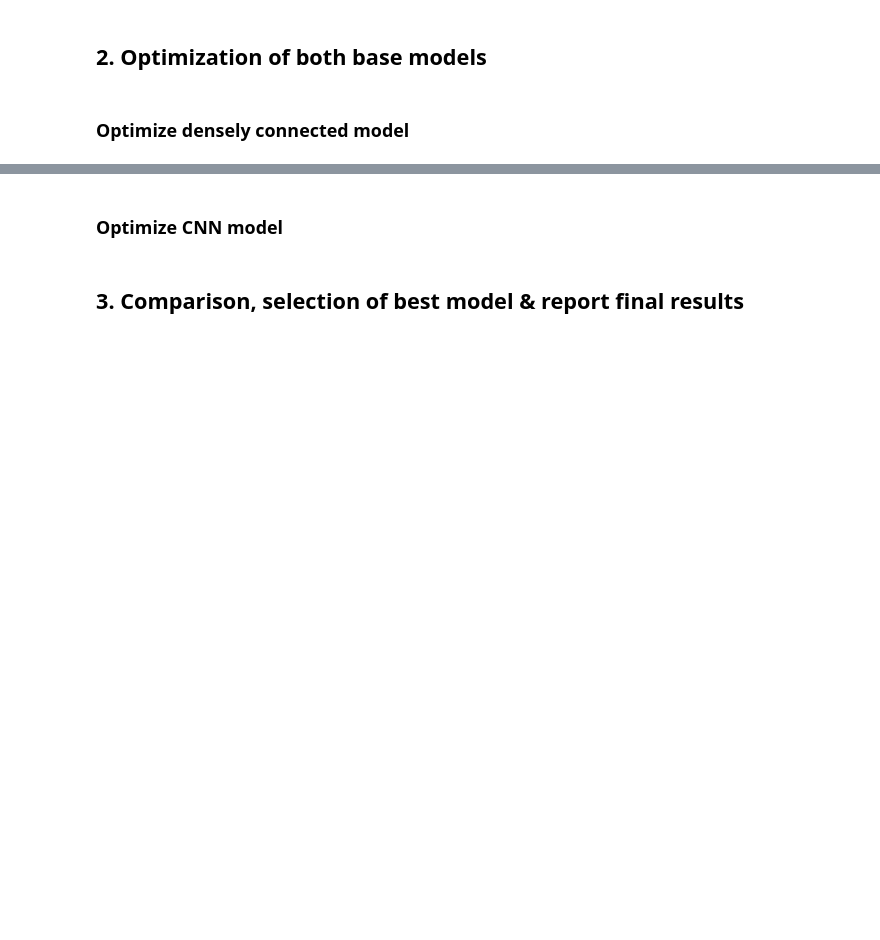
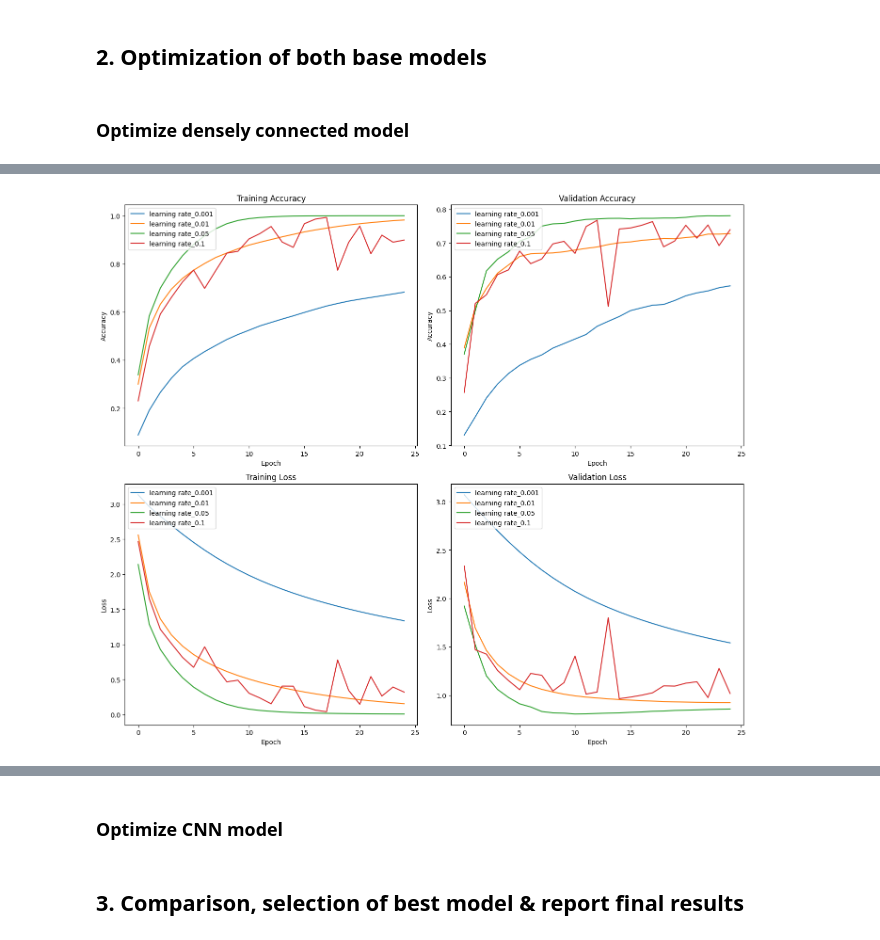
Before and after one commit to billzhao1030/Using_ML_Tools, a Jupyter notebook: Assignment/Assignment 3/Assignment3_UMLT_2024_instructions.ipynb, the cells around one changed output, grey strips where cells are left out. Cells and saved outputs as stored; diff of their text form; code cells hidden in the pictures; blank space fills up the shorter version.

```diff
--- a/Assignment/Assignment 3/Assignment3_UMLT_2024_instructions.ipynb
+++ b/Assignment/Assignment 3/Assignment3_UMLT_2024_instructions.ipynb
@@ -528,0 +548,27 @@ Observation for base model:
+# %%
+from tensorflow.keras.optimizers import SGD
+
+# Define different initial learning rates to test
+learning_rates = [0.001, 0.01, 0.05, 0.1]
+
+# Store histories for comparison
+histories_lr = {}
+
+# Loop through each learning rate using SGD as the optimizer
+for lr in learning_rates:
+    optimizer = SGD(learning_rate=lr)
+    dense_lr = Sequential([
+        Flatten(input_shape=(32, 32, 1), name='flatten_1'),
+        Dense(256, activation='relu', name='dense_1'),
+        Dense(24, activation='softmax', name='dense_2')
+    ])
+    dense_lr.compile(optimizer=optimizer, loss='categorical_crossentropy', metrics=['accuracy'])
+
+    history = dense_lr.fit(
+        X_train, y_train,
+        epochs=25,
+        validation_data=(X_val, y_val)
+    )
+
+    # Store history
+    histories_lr[f"learning rate_{lr}"] = history
@@ -528,0 +639,4 @@ Observation for base model:
+# %%
+plot_comparison(histories_lr)
+# %% [output]
+[figure, added]
```
Also changed, not shown: parts of 23 cells of this notebook.
